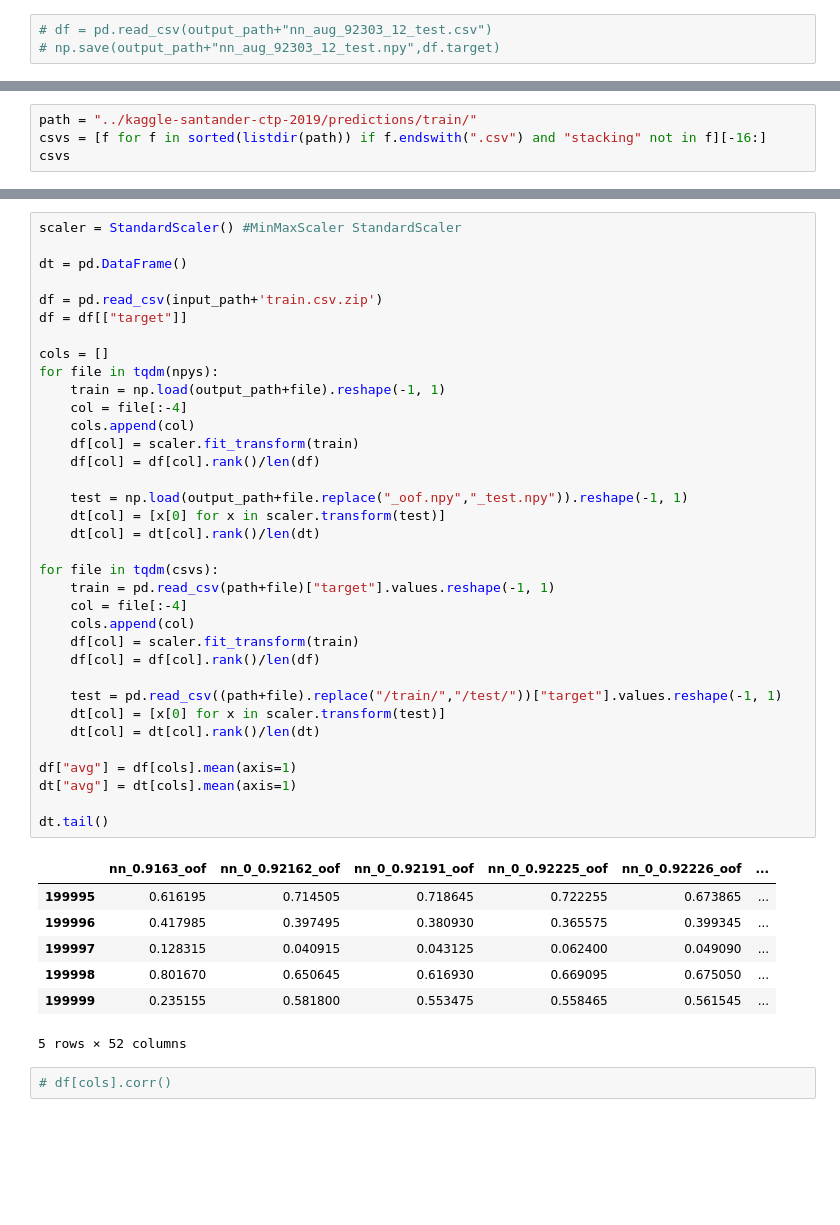
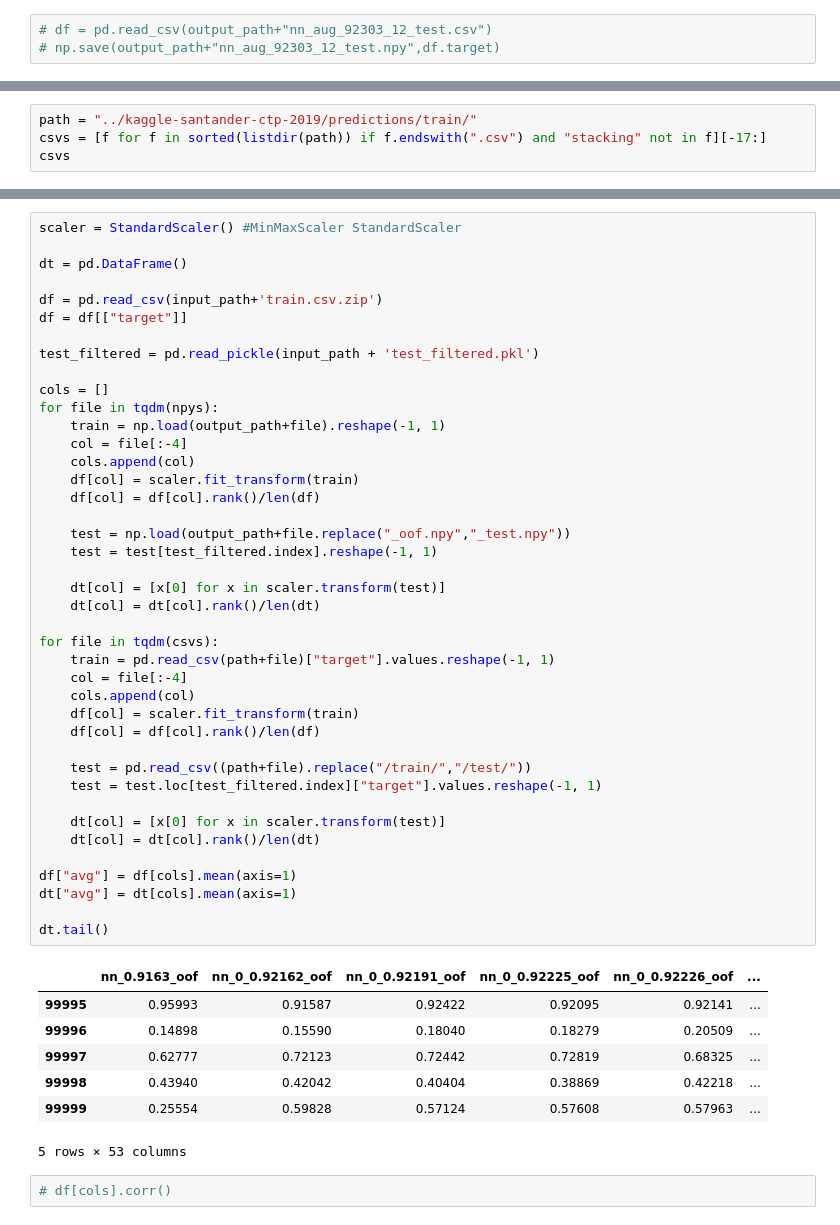
Before and after one commit to nikitaqwerty/kaggle_santander, a Jupyter notebook: stack.ipynb, the cells around one changed output, grey strips where cells are left out. Cells and saved outputs as stored; diff of their text form; blank space fills up the shorter version.

```diff
--- a/stack.ipynb
+++ b/stack.ipynb
@@ -42,6 +42,6 @@ npys
  'nn_aug_0.92303_12_oof.npy']
 # %%
 path = "../kaggle-santander-ctp-2019/predictions/train/"
-csvs = [f for f in sorted(listdir(path)) if f.endswith(".csv") and "stacking" not in f][-16:]
+csvs = [f for f in sorted(listdir(path)) if f.endswith(".csv") and "stacking" not in f][-17:]
 csvs
 # %% [output]
@@ -68,41 +69,47 @@ dt = pd.DataFrame()
 
 df = pd.read_csv(input_path+'train.csv.zip')
 df = df[["target"]]
+
+test_filtered = pd.read_pickle(input_path + 'test_filtered.pkl')
 
 cols = []
 for file in tqdm(npys):
     train = np.load(output_path+file).reshape(-1, 1)
     col = file[:-4]
     cols.append(col)
     df[col] = scaler.fit_transform(train)
     df[col] = df[col].rank()/len(df)
 
-    test = np.load(output_path+file.replace("_oof.npy","_test.npy")).reshape(-1, 1)
+    test = np.load(output_path+file.replace("_oof.npy","_test.npy"))
+    test = test[test_filtered.index].reshape(-1, 1)
+
     dt[col] = [x[0] for x in scaler.transform(test)]
     dt[col] = dt[col].rank()/len(dt)
 
 for file in tqdm(csvs):
     train = pd.read_csv(path+file)["target"].values.reshape(-1, 1)
     col = file[:-4]
     cols.append(col)
     df[col] = scaler.fit_transform(train)
     df[col] = df[col].rank()/len(df)
 
-    test = pd.read_csv((path+file).replace("/train/","/test/"))["target"].values.reshape(-1, 1)
+    test = pd.read_csv((path+file).replace("/train/","/test/"))
+    test = test.loc[test_filtered.index]["target"].values.reshape(-1, 1)
+
     dt[col] = [x[0] for x in scaler.transform(test)]
     dt[col] = dt[col].rank()/len(dt)
 
 df["avg"] = df[cols].mean(axis=1)
 dt["avg"] = dt[cols].mean(axis=1)
 
 dt.tail()
 # %% [output]
 |  | nn_0.9163_oof | nn_0_0.92162_oof | nn_0_0.92191_oof | nn_0_0.92225_oof | nn_0_0.92226_oof | ... |
-| 199995 | 0.616195 | 0.714505 | 0.718645 | 0.722255 | 0.673865 | ... |
-| 199996 | 0.417985 | 0.397495 | 0.380930 | 0.365575 | 0.399345 | ... |
-| 199997 | 0.128315 | 0.040915 | 0.043125 | 0.062400 | 0.049090 | ... |
-| 199998 | 0.801670 | 0.650645 | 0.616930 | 0.669095 | 0.675050 | ... |
-| 199999 | 0.235155 | 0.581800 | 0.553475 | 0.558465 | 0.561545 | ... |
+| 99995 | 0.95993 | 0.91587 | 0.92422 | 0.92095 | 0.92141 | ... |
+| 99996 | 0.14898 | 0.15590 | 0.18040 | 0.18279 | 0.20509 | ... |
+| 99997 | 0.62777 | 0.72123 | 0.72442 | 0.72819 | 0.68325 | ... |
+| 99998 | 0.43940 | 0.42042 | 0.40404 | 0.38869 | 0.42218 | ... |
+| 99999 | 0.25554 | 0.59828 | 0.57124 | 0.57608 | 0.57963 | ... |
-5 rows × 52 columns
+5 rows × 53 columns
 # %%
 # df[cols].corr()
```
Also changed, not shown: parts of 9 cells of this notebook, 1 other file.
